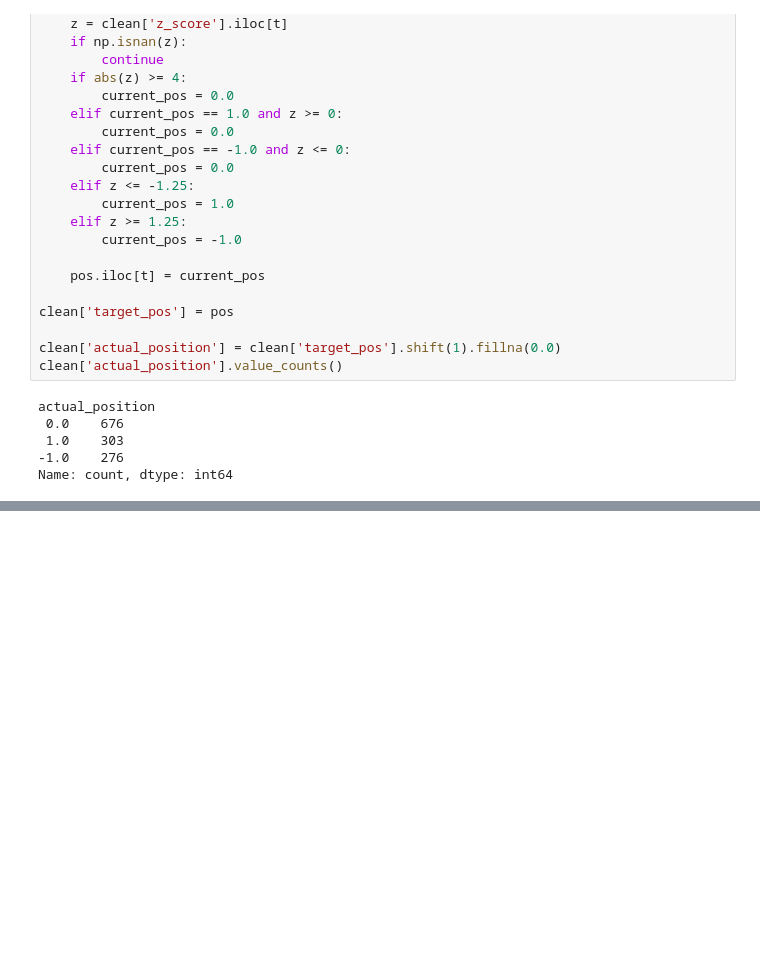
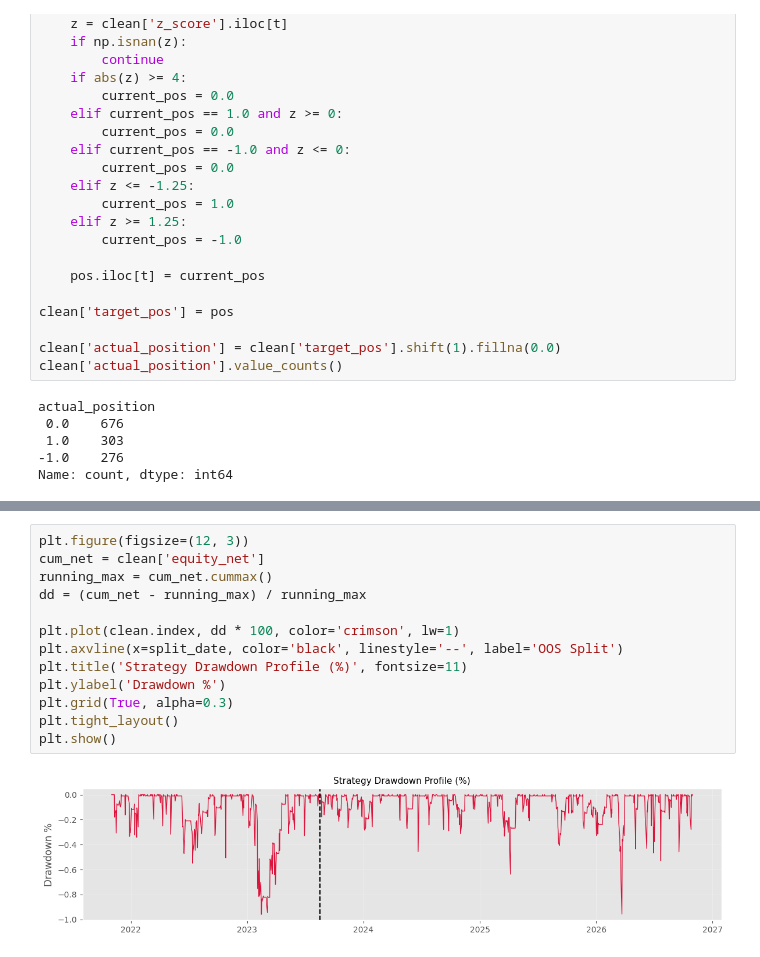
Before and after one commit to mischasemenov/Cointegration-Engine, a Jupyter notebook: main.ipynb, the cells around one changed output, grey strips where cells are left out. Cells and saved outputs as stored; diff of their text form; blank space fills up the shorter version.

```diff
--- a/main.ipynb
+++ b/main.ipynb
@@ -422,0 +482,15 @@ In this phase, we test our strategy on the test part of the dataset to ensure no
+# %%
+plt.figure(figsize=(12, 3))
+cum_net = clean['equity_net']
+running_max = cum_net.cummax()
+dd = (cum_net - running_max) / running_max
+
+plt.plot(clean.index, dd * 100, color='crimson', lw=1)
+plt.axvline(x=split_date, color='black', linestyle='--', label='OOS Split')
+plt.title('Strategy Drawdown Profile (%)', fontsize=11)
+plt.ylabel('Drawdown %')
+plt.grid(True, alpha=0.3)
+plt.tight_layout()
+plt.show()
+# %% [output]
+[figure, added]
```
Also changed, not shown: parts of 5 cells of this notebook.
